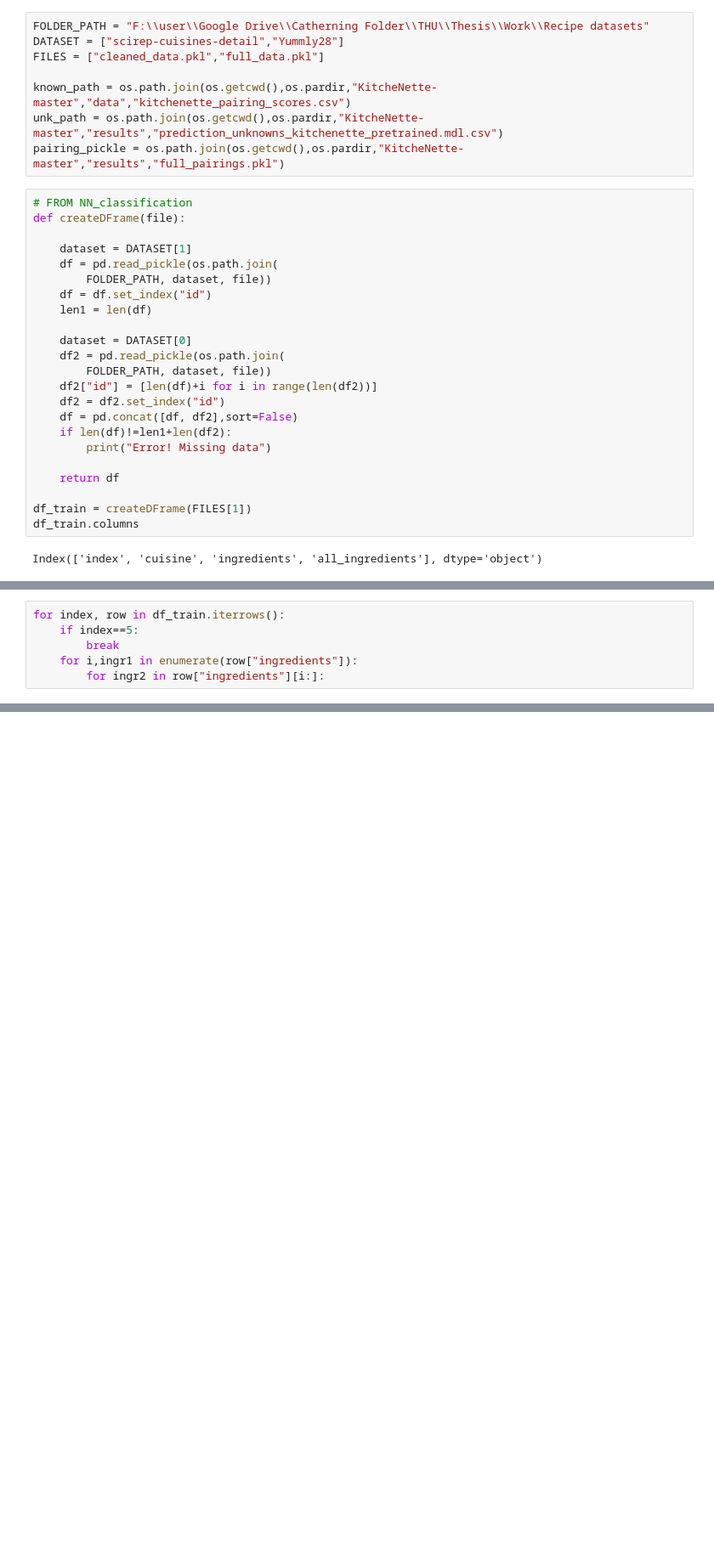
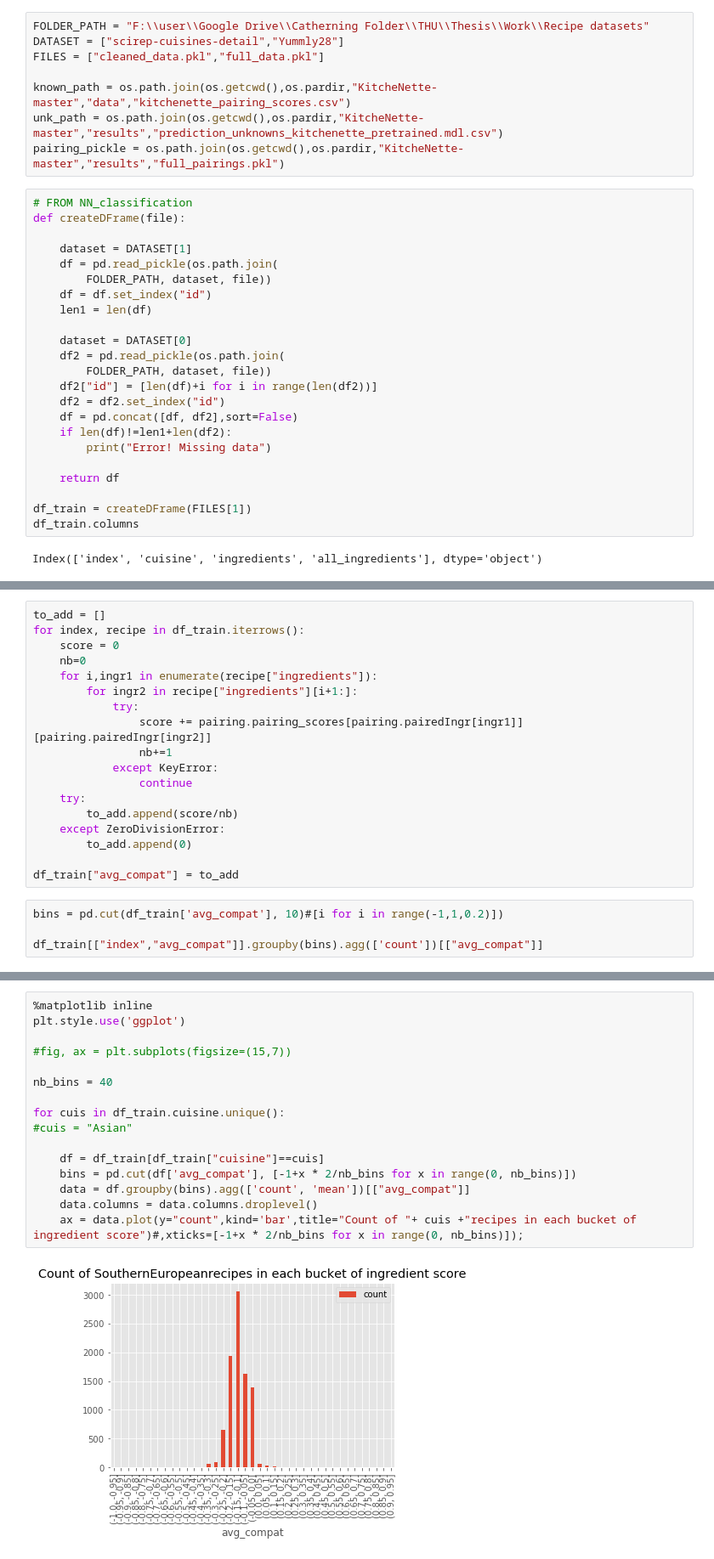
Before and after one commit to catherning/food_recipe_gen, a Jupyter notebook: cuisine_classification/kitchenette_analysis.ipynb, the cells around one changed output, grey strips where cells are left out. Shown at 85% size. Drawn from its saved outputs; the diff is of its cells as text; blank space fills up the shorter version.

Commit message:
plot ingr compat score of recipe in cuisine class datasets

```diff
--- a/cuisine_classification/kitchenette_analysis.ipynb
+++ b/cuisine_classification/kitchenette_analysis.ipynb
@@ -51,6 +65,0 @@ pairing = PairingData([unk_path,known_path], pickle_file=pairing_pickle, min_sco
-# %%
-for index, row in df_train.iterrows():
-    if index==5:
-        break
-    for i,ingr1 in enumerate(row["ingredients"]):
-        for ingr2 in row["ingredients"][i:]:
@@ -58,0 +73,22 @@ SyntaxError: unexpected EOF while parsing (<ipython-input-19-7f7dac1b5500>, line
+# %%
+to_add = []
+for index, recipe in df_train.iterrows():
+    score = 0
+    nb=0
+    for i,ingr1 in enumerate(recipe["ingredients"]):
+        for ingr2 in recipe["ingredients"][i+1:]:
+            try:
+                score += pairing.pairing_scores[pairing.pairedIngr[ingr1]][pairing.pairedIngr[ingr2]]
+                nb+=1
+            except KeyError:
+                continue
+    try:
+        to_add.append(score/nb)
+    except ZeroDivisionError:
+        to_add.append(0)
+
+df_train["avg_compat"] = to_add
+# %%
+bins = pd.cut(df_train['avg_compat'], 10)#[i for i in range(-1,1,0.2)])
+
+df_train[["index","avg_compat"]].groupby(bins).agg(['count'])[["avg_compat"]]
@@ -58,0 +104,18 @@ SyntaxError: unexpected EOF while parsing (<ipython-input-19-7f7dac1b5500>, line
+# %%
+%matplotlib inline
+plt.style.use('ggplot')
+
+#fig, ax = plt.subplots(figsize=(15,7))
+
+nb_bins = 40
+
+for cuis in df_train.cuisine.unique():
+#cuis = "Asian"
+
+    df = df_train[df_train["cuisine"]==cuis]
+    bins = pd.cut(df['avg_compat'], [-1+x * 2/nb_bins for x in range(0, nb_bins)])
+    data = df.groupby(bins).agg(['count', 'mean'])[["avg_compat"]]
+    data.columns = data.columns.droplevel()
+    ax = data.plot(y="count",kind='bar',title="Count of "+ cuis +"recipes in each bucket of ingredient score")#,xticks=[-1+x * 2/nb_bins for x in range(0, nb_bins)]);
+# %% [output]
+[figure, added]
```
Also changed, not shown: parts of 6 cells of this notebook, 3 other files.
